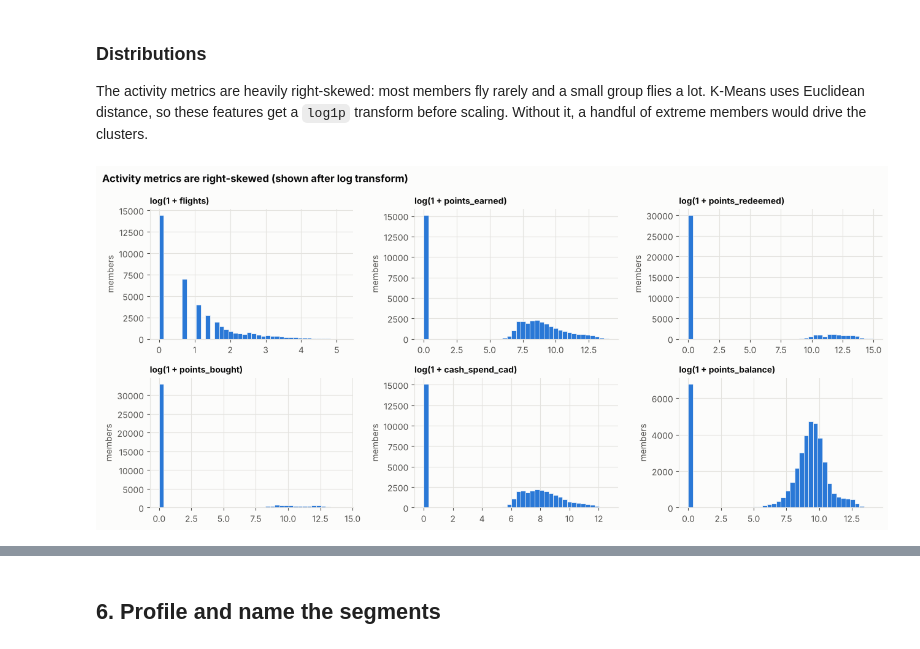
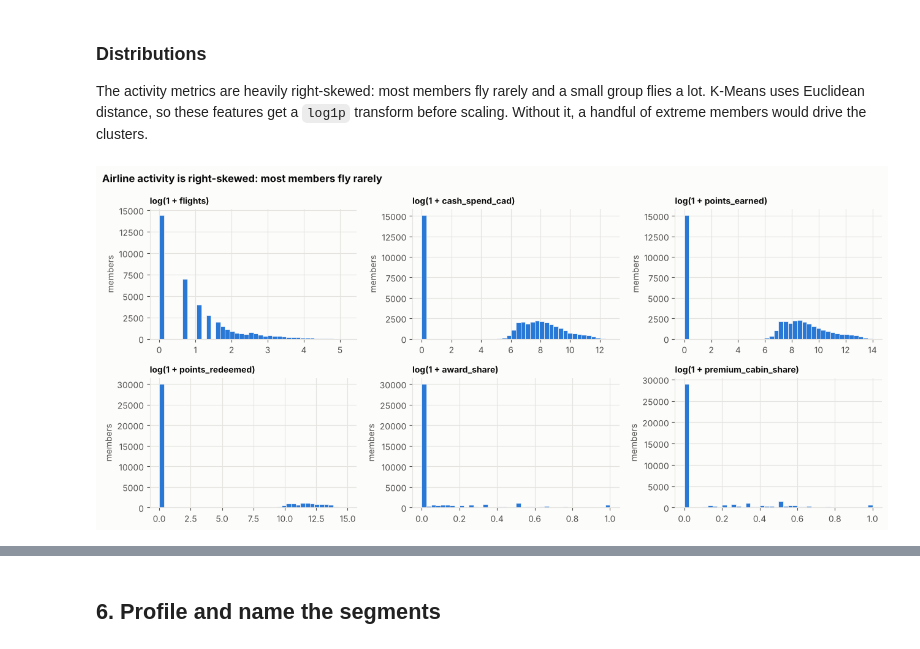
Before and after one commit to wongjulianne/data_projects, a Jupyter notebook: Loyalty_Member_Segmentation/Member_Segmentation.ipynb, the cells around one changed output, grey strips where cells are left out. Saved outputs shown, nothing was run; the diff lists cells and outputs as text; code cells hidden in the pictures.

```diff
--- a/Loyalty_Member_Segmentation/Member_Segmentation.ipynb
+++ b/Loyalty_Member_Segmentation/Member_Segmentation.ipynb
@@ -23,22 +23,28 @@ from sklearn.cluster import KMeans
 from sklearn.decomposition import PCA
 from sklearn.metrics import silhouette_score, roc_auc_score
 from sklearn.linear_model import LogisticRegression
+from sklearn.model_selection import train_test_split
 from sklearn.pipeline import make_pipeline
-from sklearn.model_selection import train_test_split
 
 pd.set_option("display.float_format", "{:,.2f}".format)
 pd.set_option("display.max_columns", 50)
 
 # Validated categorical palette (fixed order) and chart styling
 PALETTE = ["#2a78d6", "#eb6834", "#1baf7a", "#eda100", "#e87ba4"]
-INK, INK_2, GRID = "#0b0b0b", "#52514e", "#e4e3df"
+BLUES = ["#cde2fb", "#86b6ef", "#2a78d6", "#184f95"]   # sequential ramp for ordered categories
+SURFACE, INK, INK_2, GRID, MUTED = "#fcfcfb", "#0b0b0b", "#52514e", "#e4e3df", "#b9b8b2"
+DIVERGING = sns.diverging_palette(250, 25, s=80, l=55, as_cmap=True)
 plt.rcParams.update({
-    "figure.facecolor": "#fcfcfb", "axes.facecolor": "#fcfcfb",
+    "figure.facecolor": SURFACE, "axes.facecolor": SURFACE, "savefig.facecolor": SURFACE,
     "axes.edgecolor": GRID, "axes.labelcolor": INK_2, "axes.titlecolor": INK,
     "axes.titleweight": "bold", "axes.titlesize": 12, "axes.titlelocation": "left",
     "xtick.color": INK_2, "ytick.color": INK_2, "axes.grid": True, "grid.color": GRID,
-    "axes.spines.top": False, "axes.axisbelow": True, "axes.spines.right": False, "font.size": 10,
+    "axes.spines.top": False, "axes.spines.right": False, "axes.axisbelow": True, "font.size": 10,
 })
+
+FIGURES = Path("figures"); FIGURES.mkdir(exist_ok=True)
+def save(fig, name):
+    fig.savefig(FIGURES / f"{name}.png", dpi=130, bbox_inches="tight")
 
 DATA = Path("data")
 SNAPSHOT = pd.Timestamp("2025-12-31")   # "today" for the analysis
@@ -211,14 +209,15 @@ features.describe().T
 ### Distributions
 The activity metrics are heavily right-skewed: most members fly rarely and a small group flies a lot. K-Means uses Euclidean distance, so these features get a `log1p` transform before scaling. Without it, a handful of extreme members would drive the clusters.
 # %%
-show = ["flights", "points_earned", "points_redeemed", "points_bought", "cash_spend_cad", "points_balance"]
+show = ["flights", "cash_spend_cad", "points_earned", "points_redeemed", "award_share", "premium_cabin_share"]
 fig, axes = plt.subplots(2, 3, figsize=(13, 6))
 for ax, col in zip(axes.flat, show):
-    ax.hist(np.log1p(features[col]), bins=40, color=PALETTE[0], edgecolor="#fcfcfb", linewidth=0.5)
-    ax.set_title(f"log(1 + {col})", fontsize=10)
-    ax.set_ylabel("members")
-fig.suptitle("Activity metrics are right-skewed (shown after log transform)", x=0.01, ha="left",
+    vals = np.log1p(features[col]) if col in ["flights", "cash_spend_cad", "points_earned", "points_redeemed"] else features[col]
+    label = f"log(1 + {col})" if vals is not features[col] else col
+    ax.hist(vals, bins=40, color=PALETTE[0], edgecolor=SURFACE, linewidth=0.5)
+    ax.set_title(label, fontsize=10); ax.set_ylabel("members")
+fig.suptitle("Airline activity is right-skewed: most members fly rarely", x=0.01, ha="left",
              fontweight="bold", color=INK)
 plt.tight_layout()
 # %% [output]
-[figure, old version]
+[figure, new version]
```
Also changed, not shown: parts of 68 cells of this notebook, 14 other files.
